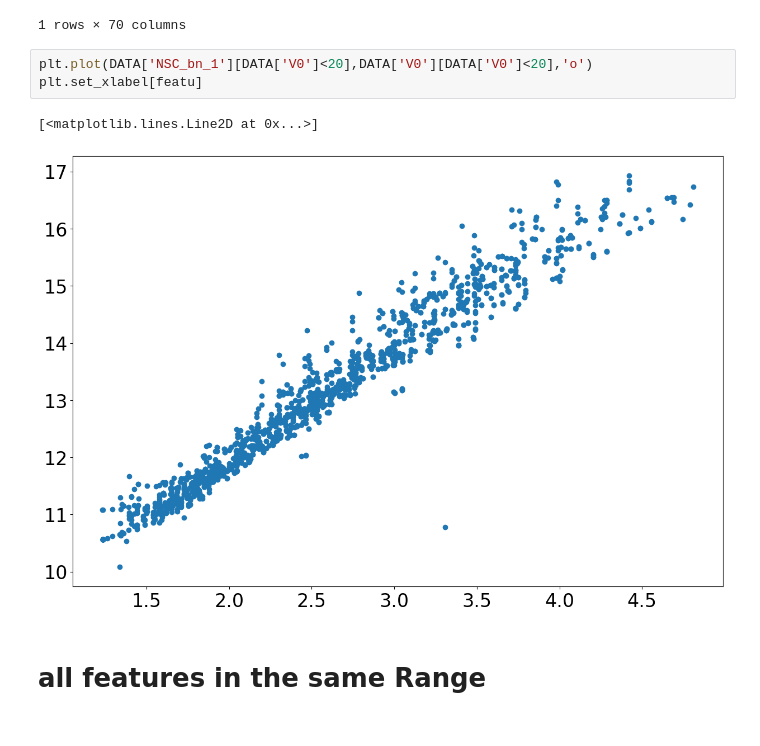
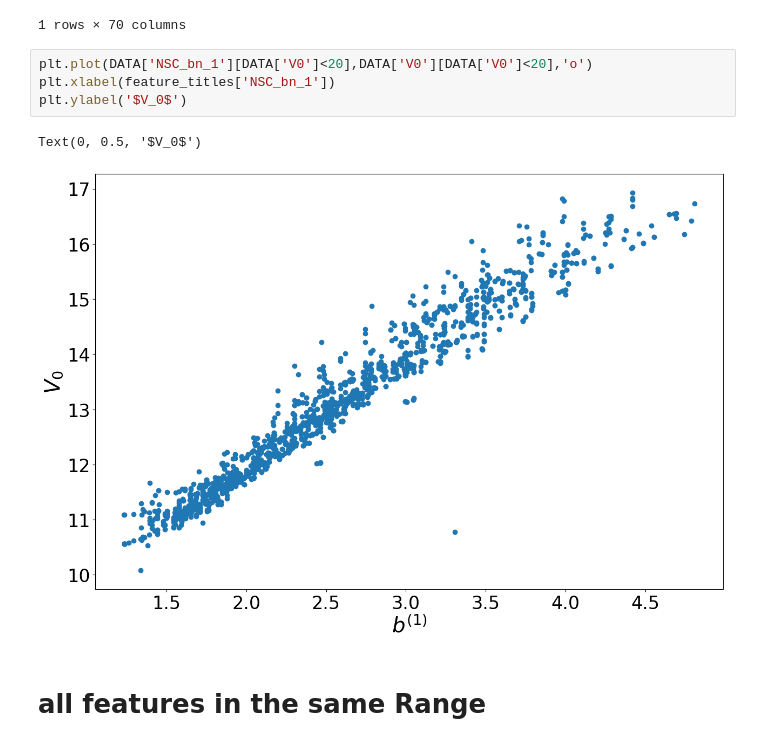
Before and after one commit to AIIMProject/MLFeMoTCPs, a Jupyter notebook: Histograms.ipynb, the cells around one changed output. Saved outputs shown, nothing was run; the diff lists cells and outputs as text.

```diff
--- a/Histograms.ipynb
+++ b/Histograms.ipynb
@@ -258,10 +258,11 @@ DATA[DATA['V0']>20]
 1 rows × 70 columns
 # %%
 plt.plot(DATA['NSC_bn_1'][DATA['V0']<20],DATA['V0'][DATA['V0']<20],'o')
-plt.set_xlabel[featu]
+plt.xlabel(feature_titles['NSC_bn_1'])
+plt.ylabel('$V_0$')
 # %% [output]
-[<matplotlib.lines.Line2D at 0x...>]
+Text(0, 0.5, '$V_0$')
-[figure, old version]
+[figure, new version]
 # %% [markdown]
 # all features in the same Range
 # %% [markdown]
```
Also changed, not shown: parts of 8 cells of this notebook, 5 other files.
